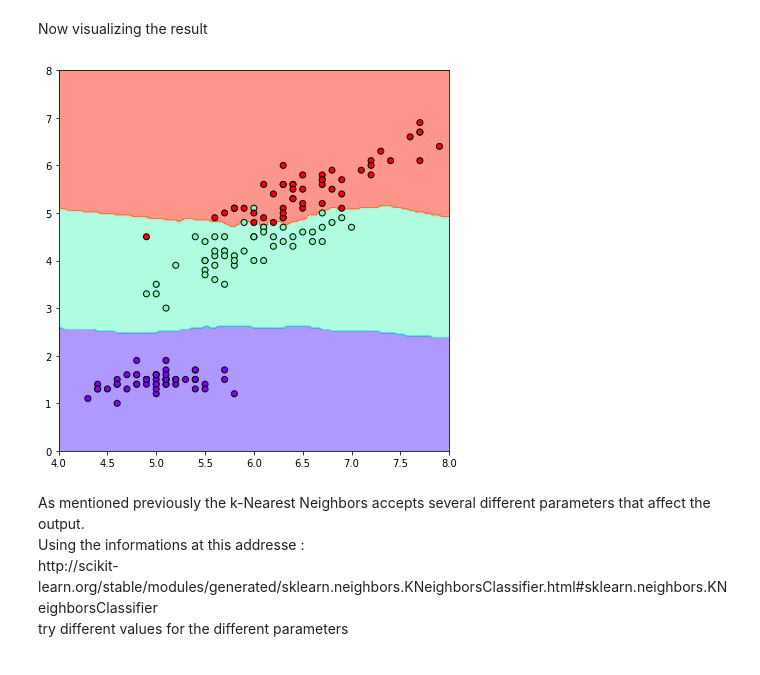
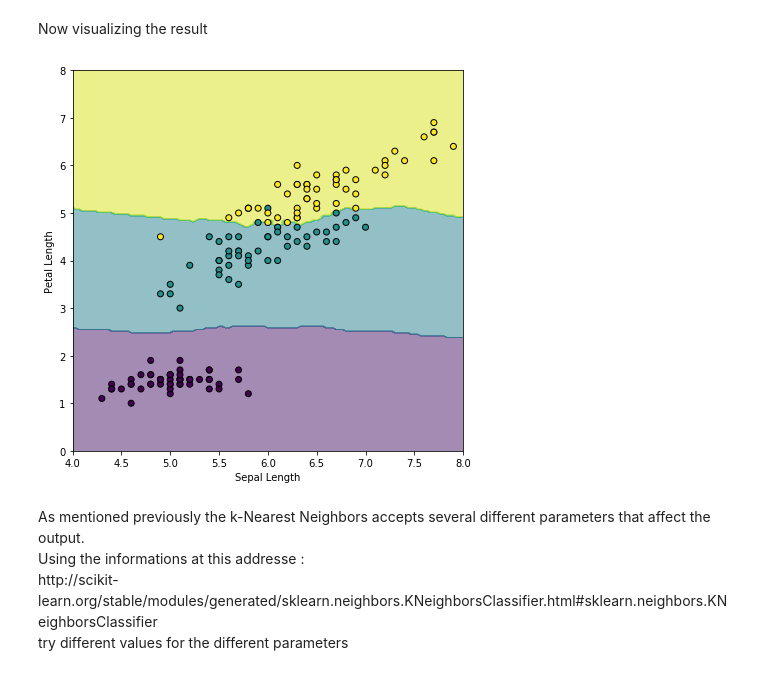
Before and after one commit to BerryHN/Intro_MachineLearning, a Jupyter notebook: Notebooks/Python3/ML02_kNN_iris_example.ipynb, the cells around one changed output. Drawn from its saved outputs; the diff is of its cells as text; code cells hidden in the pictures.

```diff
--- a/Notebooks/Python3/ML02_kNN_iris_example.ipynb
+++ b/Notebooks/Python3/ML02_kNN_iris_example.ipynb
@@ -65,13 +65,14 @@ Z = predict.reshape(np.shape(xx))
 # %%
 fig, ax = plt.subplots(1,1,figsize=(7,7))
 
-ax.contourf(xx, yy, Z, alpha=0.5, cmap='rainbow')
-ax.scatter(X.T[0], X.T[1], c=iris['target'],
-           cmap='rainbow', edgecolors='k')
+ax.contourf(xx, yy, Z, alpha=0.5)
+ax.scatter(X.T[0], X.T[1], c=iris['target'], edgecolors='k')
 ax.set_xlim(4.0,8.0)
-ax.set_ylim(0.0,8.0);
+ax.set_ylim(0.0,8.0)
+plt.xlabel('Sepal Length')
+plt.ylabel('Petal Length');
 # %% [output]
-[figure, old version]
+[figure, new version]
 # %% [markdown]
 <p>As mentioned previously the k-Nearest Neighbors accepts several different parameters that affect the output.<br>Using the informations at this addresse :<br>
 http://scikit-learn.org/stable/modules/generated/sklearn.neighbors.KNeighborsClassifier.html#sklearn.neighbors.KNeighborsClassifier
```
Also changed, not shown: parts of 2 cells of this notebook.
